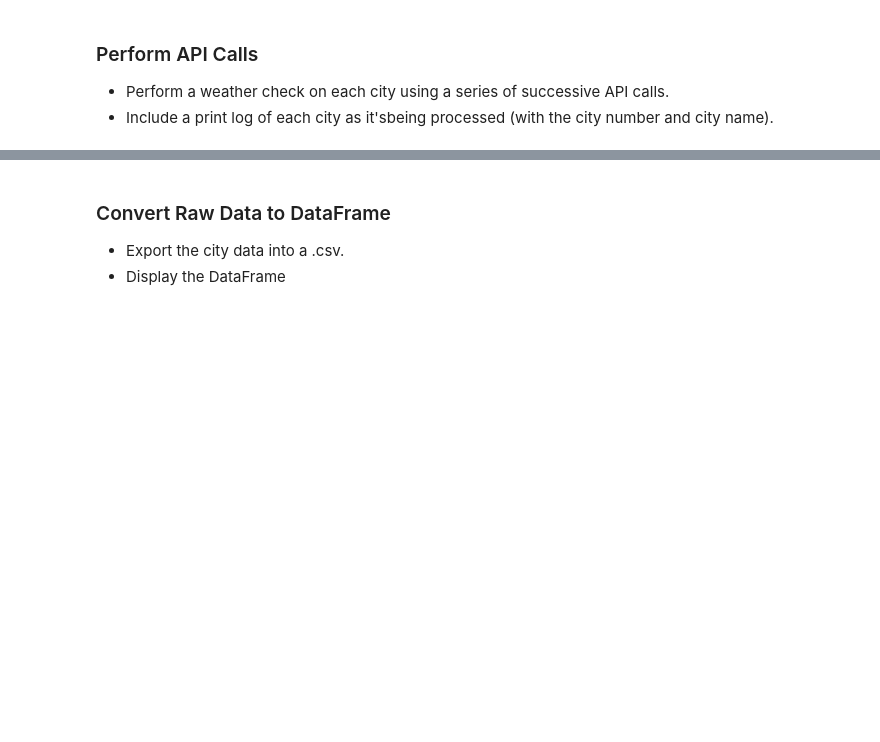
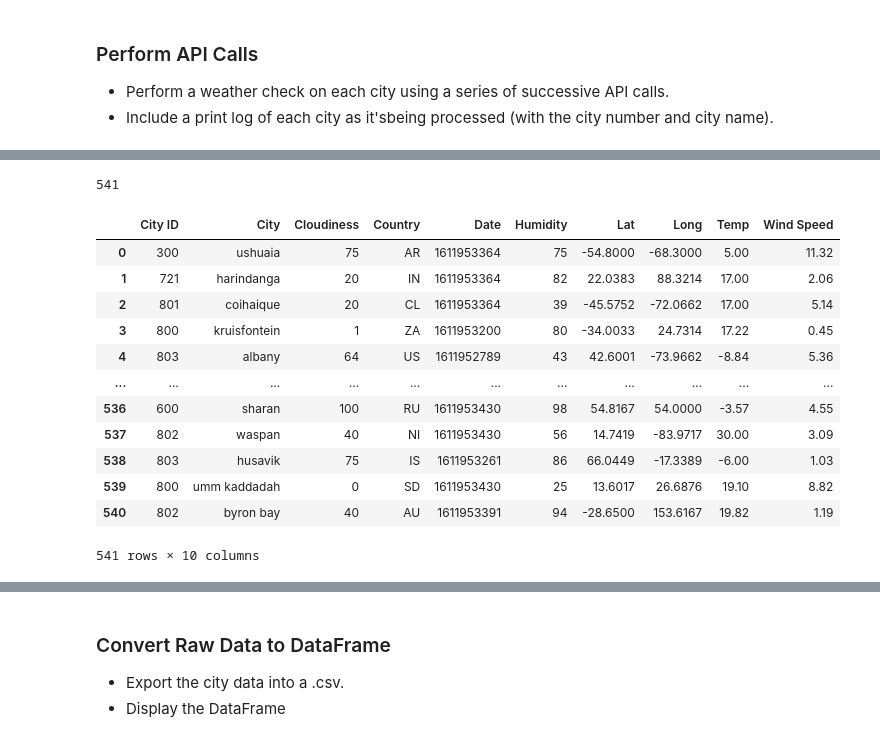
Before and after one commit to amunyhub/python-api-challenge, a Jupyter notebook: WeatherPy/WeatherPy.ipynb, the cells around one changed output, grey strips where cells are left out. Drawn from its saved outputs; the diff is of its cells as text; code cells hidden in the pictures; blank space fills up the shorter version.

Commit message:
cities datafram

```diff
--- a/WeatherPy/WeatherPy.ipynb
+++ b/WeatherPy/WeatherPy.ipynb
@@ -90,0 +134,42 @@ The wind speed information received is: [5.14, 9.26]
+# %%
+#clean up cities list to get to 541
+
+reduced_cities=list((Counter(cities) - Counter(bad_cities)).elements())
+len(reduced_cities)
+# %% [output]
+541
+# %%
+#create a dataframe from the lists I created above
+#"City ID": city_id,
+#"City": cites,
+
+
+weather_dict= {
+    "City ID": city_id,
+    "City": reduced_cities,
+    "Cloudiness": cloudiness,
+    "Country": country,
+    "Date": date,
+    "Humidity": humidity,
+    "Lat": lat,
+    "Long": lon,
+    "Temp": temp,
+    "Wind Speed": wind_speed
+}
+
+weather_df=pd.DataFrame(weather_dict)
+weather_df
+# %% [output]
+|  | City ID | City | Cloudiness | Country | Date | Humidity | Lat | Long | Temp | Wind Speed |
+| 0 | 300 | ushuaia | 75 | AR | 1611953364 | 75 | -54.8000 | -68.3000 | 5.00 | 11.32 |
+| 1 | 721 | harindanga | 20 | IN | 1611953364 | 82 | 22.0383 | 88.3214 | 17.00 | 2.06 |
+| 2 | 801 | coihaique | 20 | CL | 1611953364 | 39 | -45.5752 | -72.0662 | 17.00 | 5.14 |
+| 3 | 800 | kruisfontein | 1 | ZA | 1611953200 | 80 | -34.0033 | 24.7314 | 17.22 | 0.45 |
+| 4 | 803 | albany | 64 | US | 1611952789 | 43 | 42.6001 | -73.9662 | -8.84 | 5.36 |
+| ... | ... | ... | ... | ... | ... | ... | ... | ... | ... | ... |
+| 536 | 600 | sharan | 100 | RU | 1611953430 | 98 | 54.8167 | 54.0000 | -3.57 | 4.55 |
+| 537 | 802 | waspan | 40 | NI | 1611953430 | 56 | 14.7419 | -83.9717 | 30.00 | 3.09 |
+| 538 | 803 | husavik | 75 | IS | 1611953261 | 86 | 66.0449 | -17.3389 | -6.00 | 1.03 |
+| 539 | 800 | umm kaddadah | 0 | SD | 1611953430 | 25 | 13.6017 | 26.6876 | 19.10 | 8.82 |
+| 540 | 802 | byron bay | 40 | AU | 1611953391 | 94 | -28.6500 | 153.6167 | 19.82 | 1.19 |
+541 rows × 10 columns
```
Also changed, not shown: parts of 11 cells of this notebook, 1 other file.
